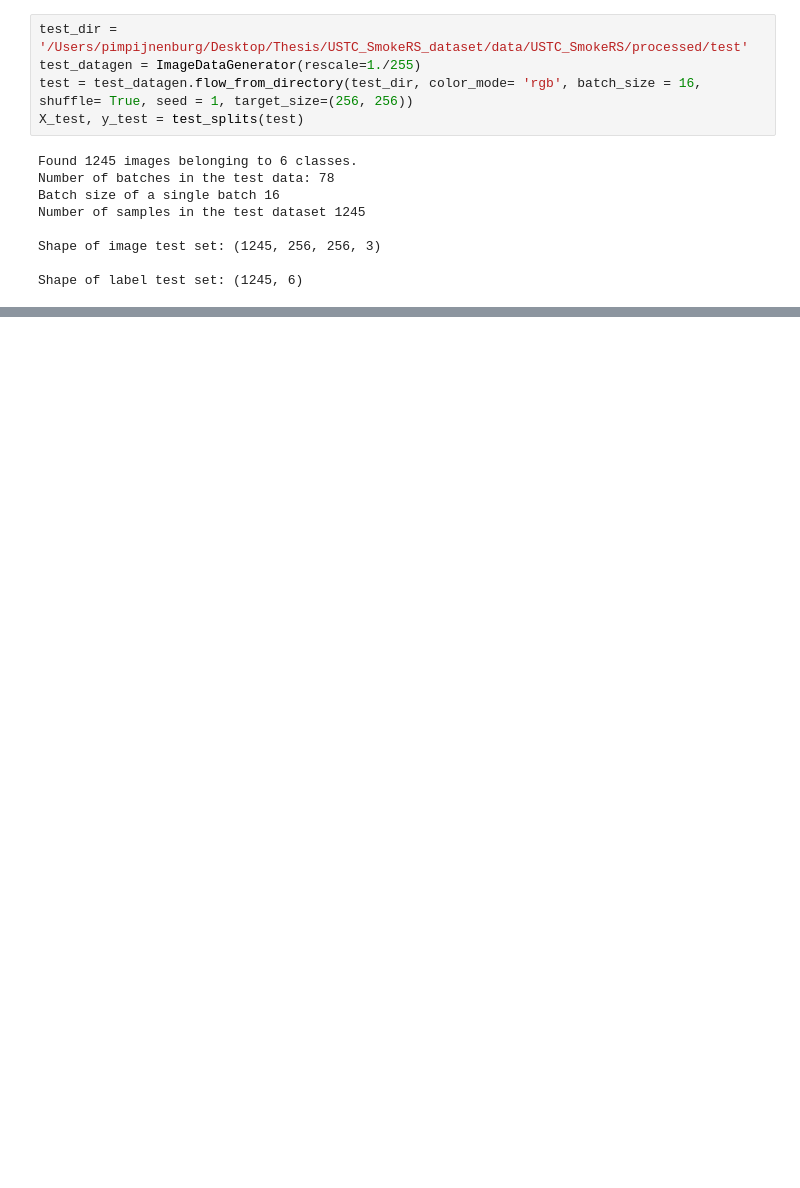
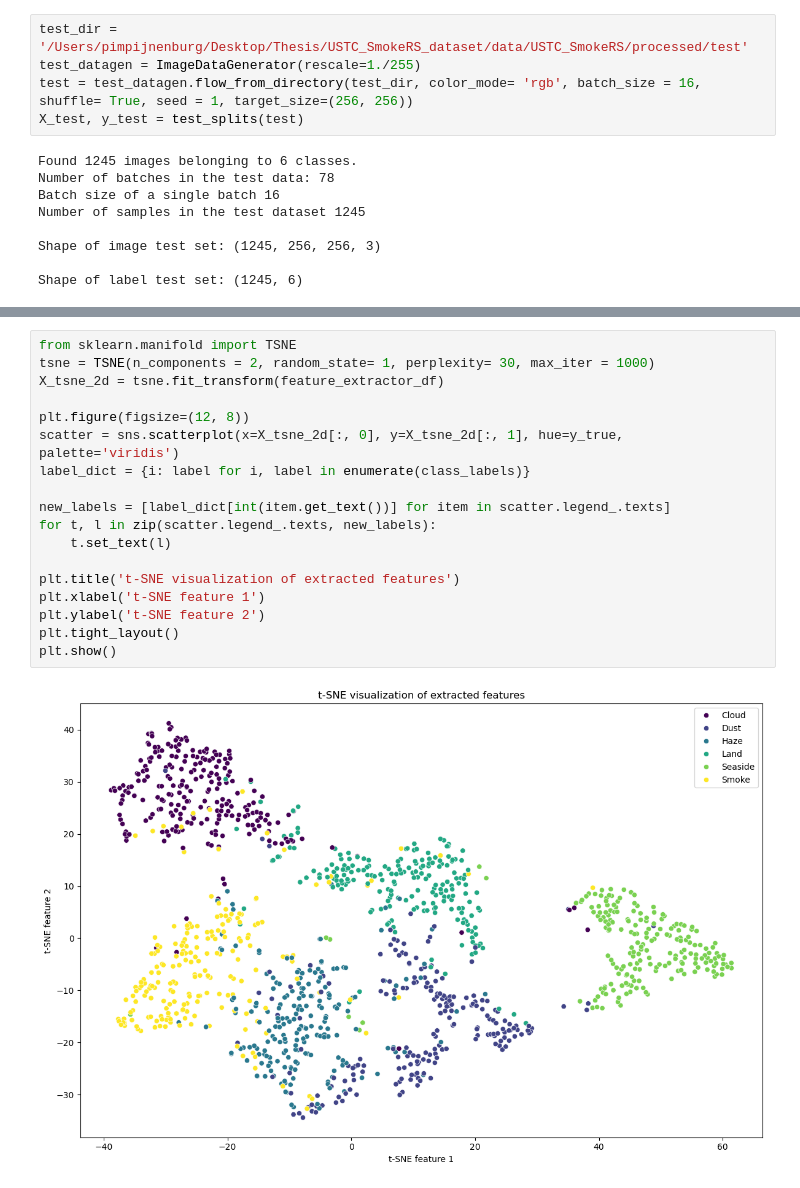
Before and after one commit to pimPijnenburg/Thesis, a Jupyter notebook: USTC_SmokeRS_dataset/code/transfer_learning/baseline_results.ipynb, the cells around one changed output, grey strips where cells are left out. Cells and saved outputs as stored; diff of their text form; blank space fills up the shorter version.

```diff
--- a/USTC_SmokeRS_dataset/code/transfer_learning/baseline_results.ipynb
+++ b/USTC_SmokeRS_dataset/code/transfer_learning/baseline_results.ipynb
@@ -99,0 +135,20 @@ Average False Negative Rate Score: 0.1101
+# %%
+from sklearn.manifold import TSNE
+tsne = TSNE(n_components = 2, random_state= 1, perplexity= 30, max_iter = 1000)
+X_tsne_2d = tsne.fit_transform(feature_extractor_df)
+
+plt.figure(figsize=(12, 8))
+scatter = sns.scatterplot(x=X_tsne_2d[:, 0], y=X_tsne_2d[:, 1], hue=y_true, palette='viridis')
+label_dict = {i: label for i, label in enumerate(class_labels)}
+
+new_labels = [label_dict[int(item.get_text())] for item in scatter.legend_.texts]
+for t, l in zip(scatter.legend_.texts, new_labels):
+    t.set_text(l)
+
+plt.title('t-SNE visualization of extracted features')
+plt.xlabel('t-SNE feature 1')
+plt.ylabel('t-SNE feature 2')
+plt.tight_layout()
+plt.show()
+# %% [output]
+[figure, added]
```
Also changed, not shown: parts of 10 cells of this notebook, 1 other file.
